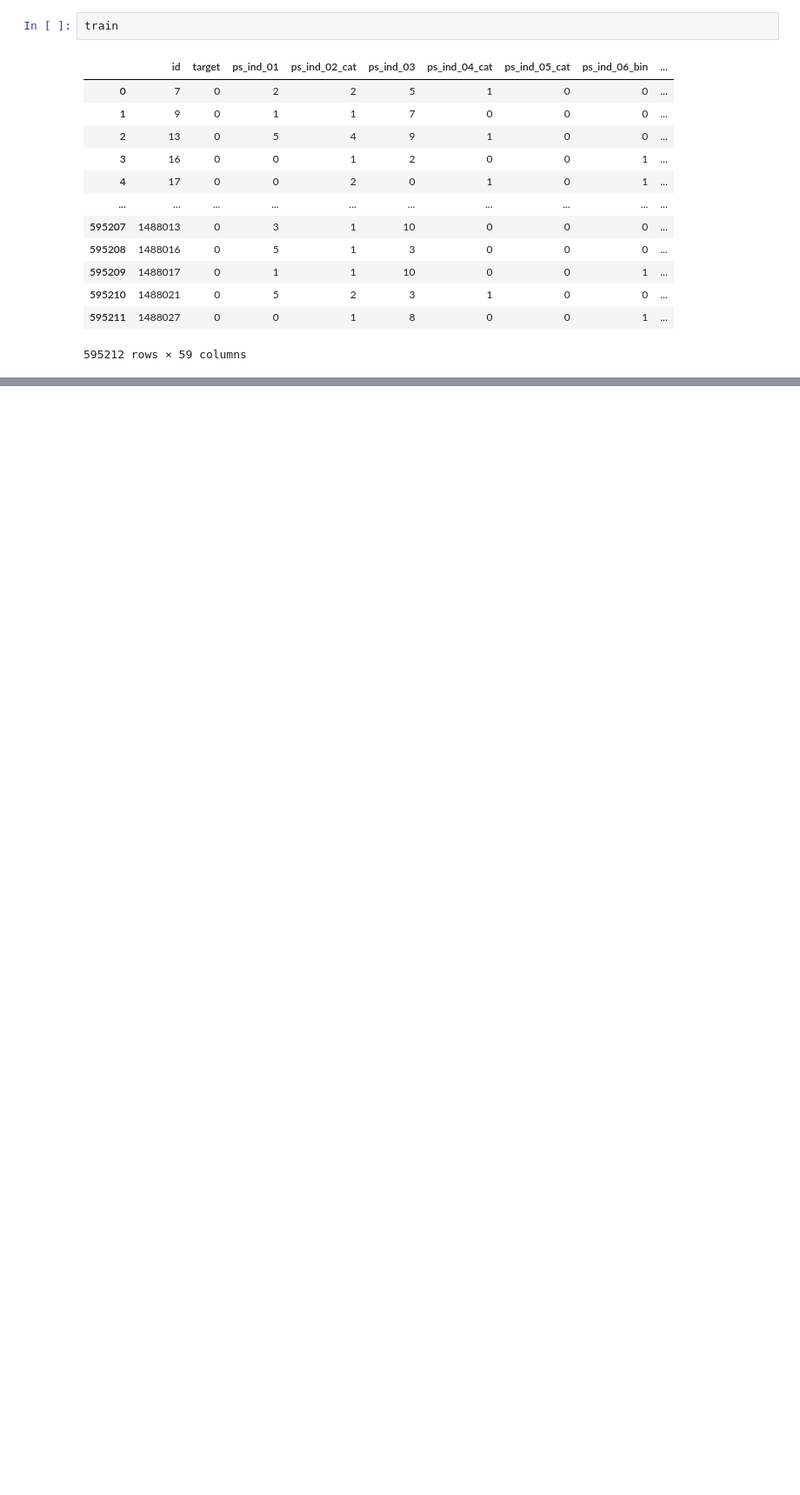
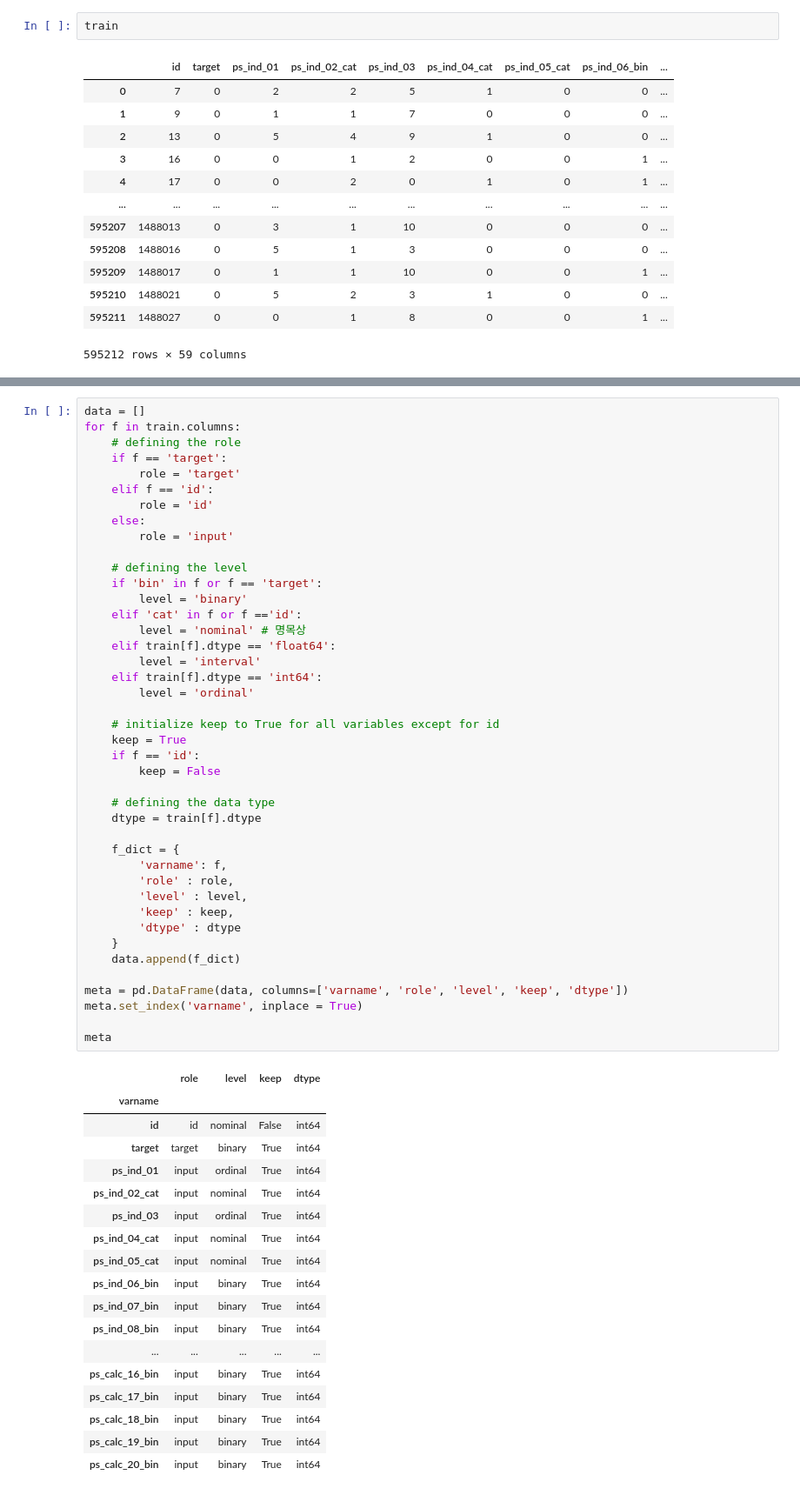
Before and after one commit to deokhye/Kaggle_personal, a Jupyter notebook: # 1. data preparation & exploration.ipynb, the cells around one changed output, grey strips where cells are left out. Shown: that part at 87% size. Drawn from its saved outputs; the diff is of its cells as text; blank space fills up the shorter version.

Commit message:
2020. 01. 03. data meta 까지

```diff
--- a/# 1. data preparation & exploration.ipynb
+++ b/# 1. data preparation & exploration.ipynb
@@ -35,0 +82,61 @@ train
+# %%
+data = []
+for f in train.columns:
+    # defining the role
+    if f == 'target':
+        role = 'target'
+    elif f == 'id':
+        role = 'id'
+    else:
+        role = 'input'
+
+    # defining the level
+    if 'bin' in f or f == 'target':
+        level = 'binary'
+    elif 'cat' in f or f =='id':
+        level = 'nominal' # 명목상
+    elif train[f].dtype == 'float64':
+        level = 'interval'
+    elif train[f].dtype == 'int64':
+        level = 'ordinal'
+
+    # initialize keep to True for all variables except for id
+    keep = True
+    if f == 'id':
+        keep = False
+
+    # defining the data type
+    dtype = train[f].dtype
+
+    f_dict = {
+        'varname': f,
+        'role' : role,
+        'level' : level,
+        'keep' : keep,
+        'dtype' : dtype
+    }
+    data.append(f_dict)
+
+meta = pd.DataFrame(data, columns=['varname', 'role', 'level', 'keep', 'dtype'])
+meta.set_index('varname', inplace = True)
+
+meta
+# %% [output]
+|  | role | level | keep | dtype |
+| varname |  |  |  |  |
+| id | id | nominal | False | int64 |
+| target | target | binary | True | int64 |
+| ps_ind_01 | input | ordinal | True | int64 |
+| ps_ind_02_cat | input | nominal | True | int64 |
+| ps_ind_03 | input | ordinal | True | int64 |
+| ps_ind_04_cat | input | nominal | True | int64 |
+| ps_ind_05_cat | input | nominal | True | int64 |
+| ps_ind_06_bin | input | binary | True | int64 |
+| ps_ind_07_bin | input | binary | True | int64 |
+| ps_ind_08_bin | input | binary | True | int64 |
+| ... | ... | ... | ... | ... |
+| ps_calc_16_bin | input | binary | True | int64 |
+| ps_calc_17_bin | input | binary | True | int64 |
+| ps_calc_18_bin | input | binary | True | int64 |
+| ps_calc_19_bin | input | binary | True | int64 |
+| ps_calc_20_bin | input | binary | True | int64 |
```
Also changed, not shown: parts of 8 cells of this notebook.
